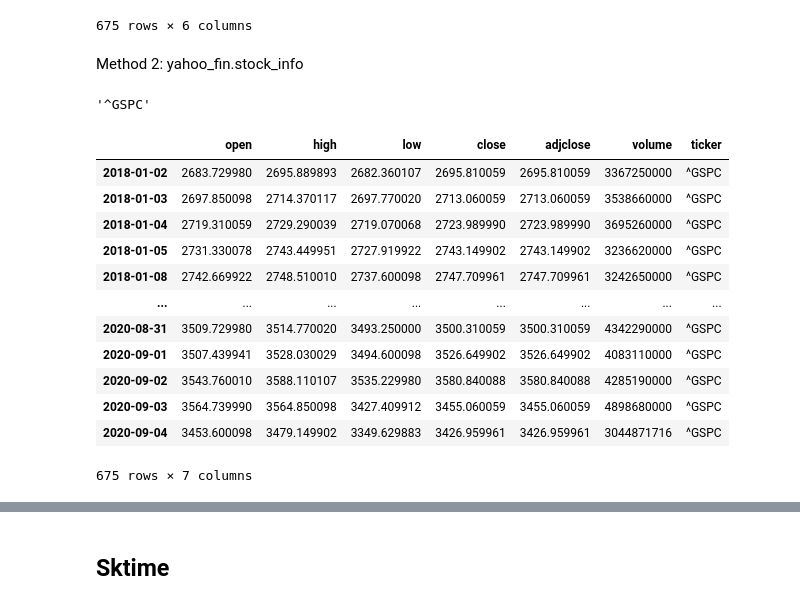
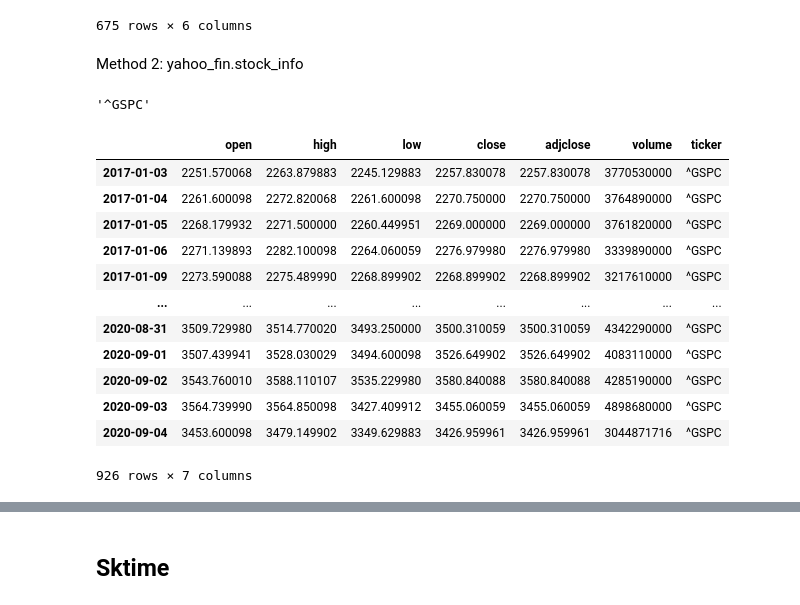
Before and after one commit to duybluemind1988/Data-science, a Jupyter notebook: Time_series/Time_series_all_method.ipynb, the cells around one changed output, grey strips where cells are left out. Drawn from its saved outputs; the diff is of its cells as text; code cells hidden in the pictures.

```diff
--- a/Time_series/Time_series_all_method.ipynb
+++ b/Time_series/Time_series_all_method.ipynb
@@ -703,11 +690,11 @@ df
 | 2020-09-03 | 126.910004 | 128.839996 | 120.500000 | 120.879997 | 120.879997 | 254723200 |
 | 2020-09-04 | 120.070000 | 123.699997 | 110.889999 | 120.959999 | 120.959999 | 332607163 |
 675 rows × 6 columns
+# %% [markdown]
+Method 2: yahoo_fin.stock_info
 # %%
 !pip install yahoo_fin
 !pip install requests_html
-# %% [markdown]
-Method 2: yahoo_fin.stock_info
 # %%
 stock_code={'Apple':'AAPL', 'Microsoft':'MSFT','Facebook':'Fb','Amazon':'AMZN',
             'Twitter':'TWTR','SP500':'^GSPC'}
@@ -718,24 +705,24 @@ stock_code['SP500']
 # %%
 from yahoo_fin.stock_info import get_data
 
-df= get_data(stock_code['SP500'],  start_date = '2018-01-01',
+df= get_data(stock_code['SP500'],  start_date = '2017-01-01',
                           end_date='2020-09-05',
                       index_as_date = True, interval="1d")
 df
 # %% [output]
 |  | open | high | low | close | adjclose | volume | ticker |
-| 2018-01-02 | 2683.729980 | 2695.889893 | 2682.360107 | 2695.810059 | 2695.810059 | 3367250000 | ^GSPC |
-| 2018-01-03 | 2697.850098 | 2714.370117 | 2697.770020 | 2713.060059 | 2713.060059 | 3538660000 | ^GSPC |
-| 2018-01-04 | 2719.310059 | 2729.290039 | 2719.070068 | 2723.989990 | 2723.989990 | 3695260000 | ^GSPC |
-| 2018-01-05 | 2731.330078 | 2743.449951 | 2727.919922 | 2743.149902 | 2743.149902 | 3236620000 | ^GSPC |
-| 2018-01-08 | 2742.669922 | 2748.510010 | 2737.600098 | 2747.709961 | 2747.709961 | 3242650000 | ^GSPC |
+| 2017-01-03 | 2251.570068 | 2263.879883 | 2245.129883 | 2257.830078 | 2257.830078 | 3770530000 | ^GSPC |
+| 2017-01-04 | 2261.600098 | 2272.820068 | 2261.600098 | 2270.750000 | 2270.750000 | 3764890000 | ^GSPC |
+| 2017-01-05 | 2268.179932 | 2271.500000 | 2260.449951 | 2269.000000 | 2269.000000 | 3761820000 | ^GSPC |
+| 2017-01-06 | 2271.139893 | 2282.100098 | 2264.060059 | 2276.979980 | 2276.979980 | 3339890000 | ^GSPC |
+| 2017-01-09 | 2273.590088 | 2275.489990 | 2268.899902 | 2268.899902 | 2268.899902 | 3217610000 | ^GSPC |
 | ... | ... | ... | ... | ... | ... | ... | ... |
 | 2020-08-31 | 3509.729980 | 3514.770020 | 3493.250000 | 3500.310059 | 3500.310059 | 4342290000 | ^GSPC |
 | 2020-09-01 | 3507.439941 | 3528.030029 | 3494.600098 | 3526.649902 | 3526.649902 | 4083110000 | ^GSPC |
 | 2020-09-02 | 3543.760010 | 3588.110107 | 3535.229980 | 3580.840088 | 3580.840088 | 4285190000 | ^GSPC |
 | 2020-09-03 | 3564.739990 | 3564.850098 | 3427.409912 | 3455.060059 | 3455.060059 | 4898680000 | ^GSPC |
 | 2020-09-04 | 3453.600098 | 3479.149902 | 3349.629883 | 3426.959961 | 3426.959961 | 3044871716 | ^GSPC |
-675 rows × 7 columns
+926 rows × 7 columns
 # %%
 import cufflinks as cf
 from plotly.offline import iplot, init_notebook_mode
```
Also changed, not shown: parts of 29 cells of this notebook.
